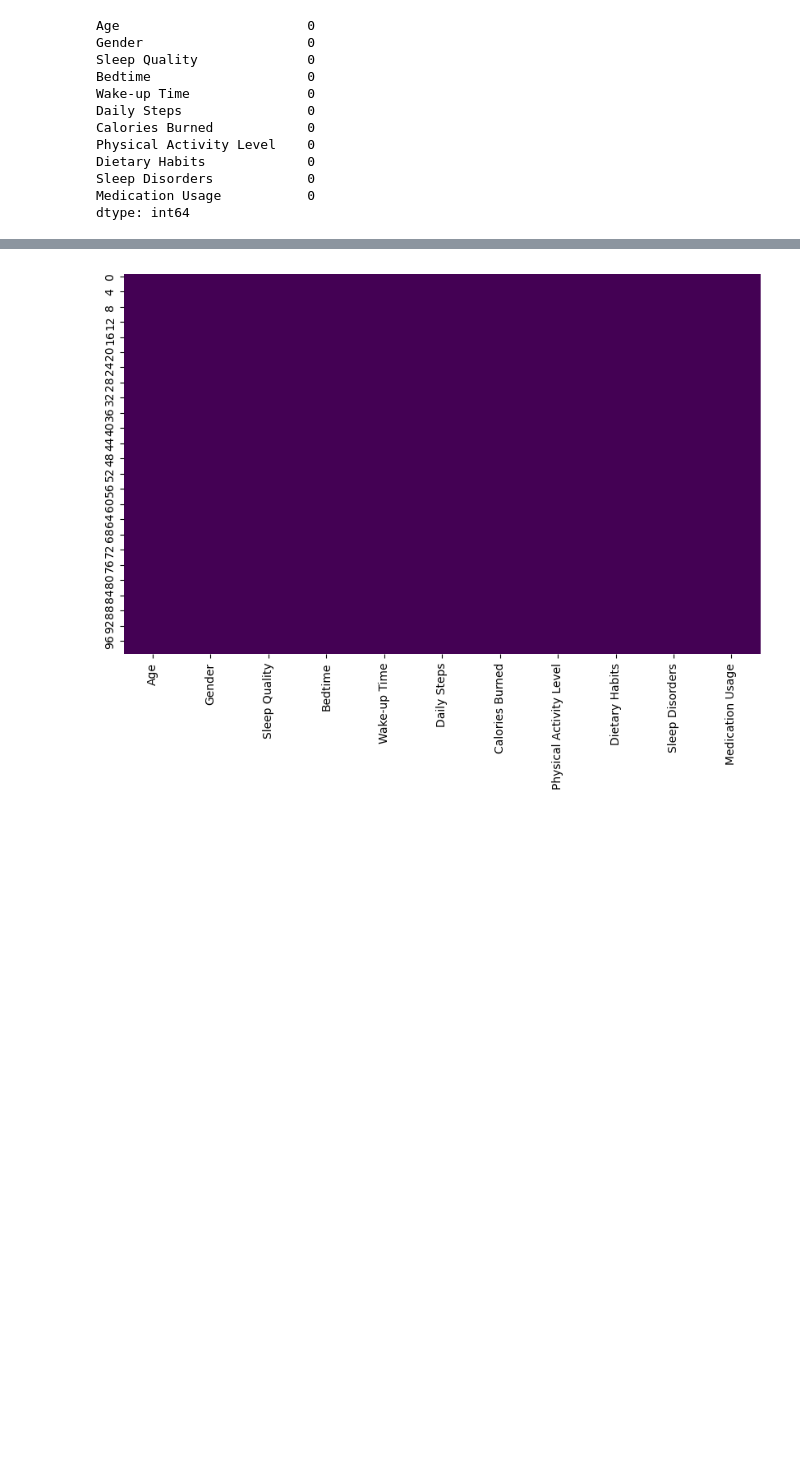
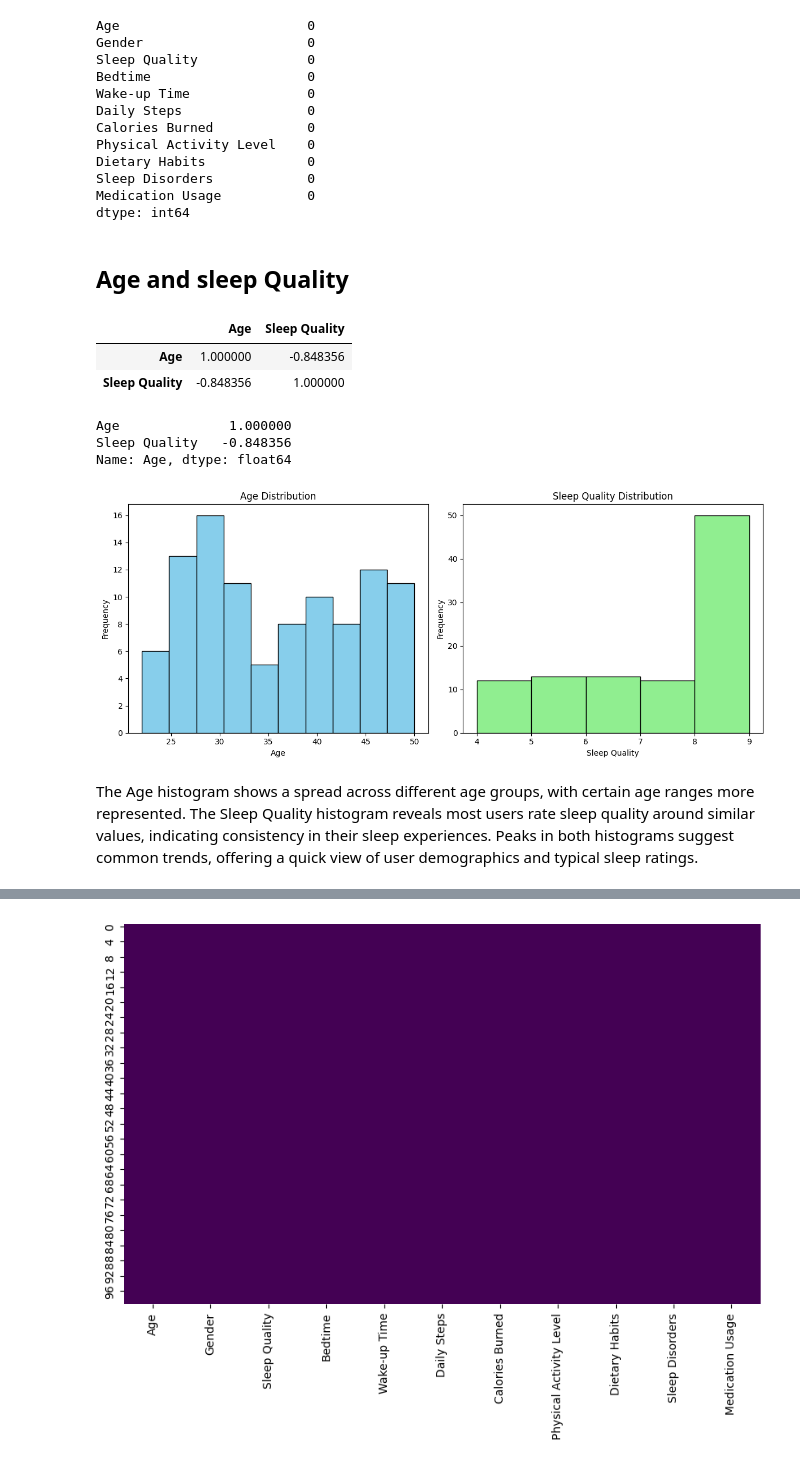
Before and after one commit to Laxman2024/Health-and-sleep-statistics, a Jupyter notebook: sleep.ipynb, the cells around one changed output, grey strips where cells are left out. Drawn from its saved outputs; the diff is of its cells as text; code cells hidden in the pictures; blank space fills up the shorter version.

Commit message:
Added the another data set Sleep health lifestayal

```diff
--- a/sleep.ipynb
+++ b/sleep.ipynb
@@ -98,6 +107,48 @@ Dietary Habits             0
 Sleep Disorders            0
 Medication Usage           0
 dtype: int64
+# %% [markdown]
+ ## Age and sleep Quality
+# %%
+age_sleep_quality_corr = data [['Age', 'Sleep Quality']].corr()
+age_sleep_quality_corr
+# %% [output]
+|  | Age | Sleep Quality |
+| Age | 1.000000 | -0.848356 |
+| Sleep Quality | -0.848356 | 1.000000 |
+# %%
+age_sleep_quality_corr ['Age']
+# %% [output]
+Age              1.000000
+Sleep Quality   -0.848356
+Name: Age, dtype: float64
 # %%
 import matplotlib.pyplot as plt
 import seaborn as sns
+# %%
+import matplotlib.pyplot as plt
+
+# Histogram for Age
+plt.figure(figsize=(12, 5))
+
+# Age Histogram
+plt.subplot(1, 2, 1)  # 1 row, 2 columns, position 1
+plt.hist(data['Age'], bins=10, color='skyblue', edgecolor='black')
+plt.title('Age Distribution')
+plt.xlabel('Age')
+plt.ylabel('Frequency')
+
+# Sleep Quality Histogram
+plt.subplot(1, 2, 2)  # 1 row, 2 columns, position 2
+plt.hist(data['Sleep Quality'], bins=5, color='lightgreen', edgecolor='black')
+plt.title('Sleep Quality Distribution')
+plt.xlabel('Sleep Quality')
+plt.ylabel('Frequency')
+
+# Show the plots
+plt.tight_layout()  # Adjust layout to prevent overlap
+plt.show()
+# %% [output]
+[figure, added]
+# %% [markdown]
+The Age histogram shows a spread across different age groups, with certain age ranges more represented. The Sleep Quality histogram reveals most users rate sleep quality around similar values, indicating consistency in their sleep experiences. Peaks in both histograms suggest common trends, offering a quick view of user demographics and typical sleep ratings.
```
Also changed, not shown: parts of 5 cells of this notebook, 2 other files.
